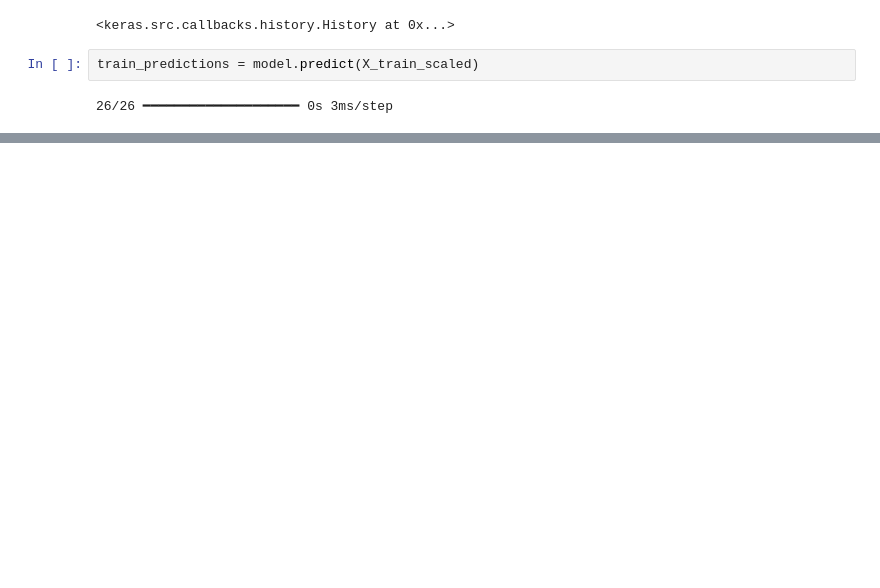
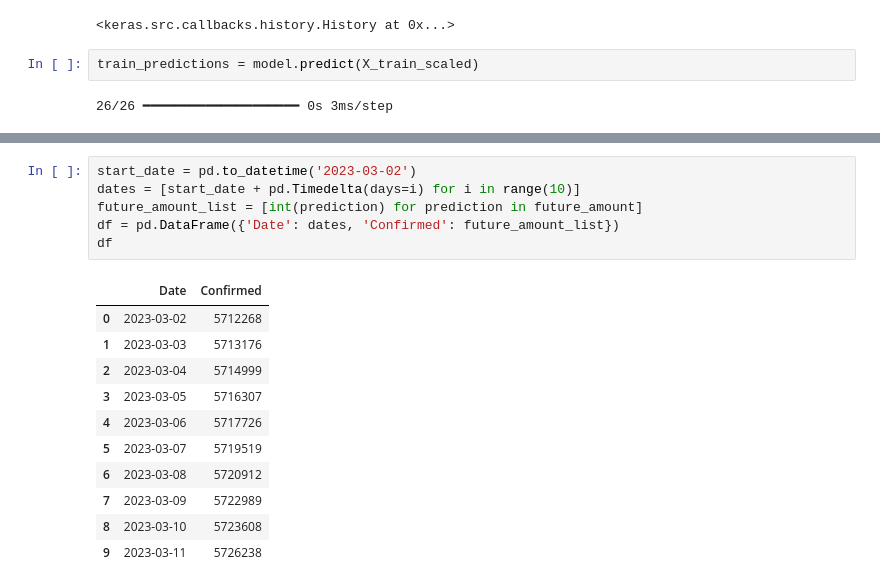
Before and after one commit to annafedyna/prediction_with_nn, a Jupyter notebook: sliding_window.ipynb, the cells around one changed output, grey strips where cells are left out. Cells and saved outputs as stored; diff of their text form; blank space fills up the shorter version.

```diff
--- a/sliding_window.ipynb
+++ b/sliding_window.ipynb
@@ -334,0 +369,18 @@ array([[5699828.5],
+# %%
+start_date = pd.to_datetime('2023-03-02')
+dates = [start_date + pd.Timedelta(days=i) for i in range(10)]
+future_amount_list = [int(prediction) for prediction in future_amount]
+df = pd.DataFrame({'Date': dates, 'Confirmed': future_amount_list})
+df
+# %% [output]
+|  | Date | Confirmed |
+| 0 | 2023-03-02 | 5712268 |
+| 1 | 2023-03-03 | 5713176 |
+| 2 | 2023-03-04 | 5714999 |
+| 3 | 2023-03-05 | 5716307 |
+| 4 | 2023-03-06 | 5717726 |
+| 5 | 2023-03-07 | 5719519 |
+| 6 | 2023-03-08 | 5720912 |
+| 7 | 2023-03-09 | 5722989 |
+| 8 | 2023-03-10 | 5723608 |
+| 9 | 2023-03-11 | 5726238 |
```
Also changed, not shown: parts of 15 cells of this notebook.
